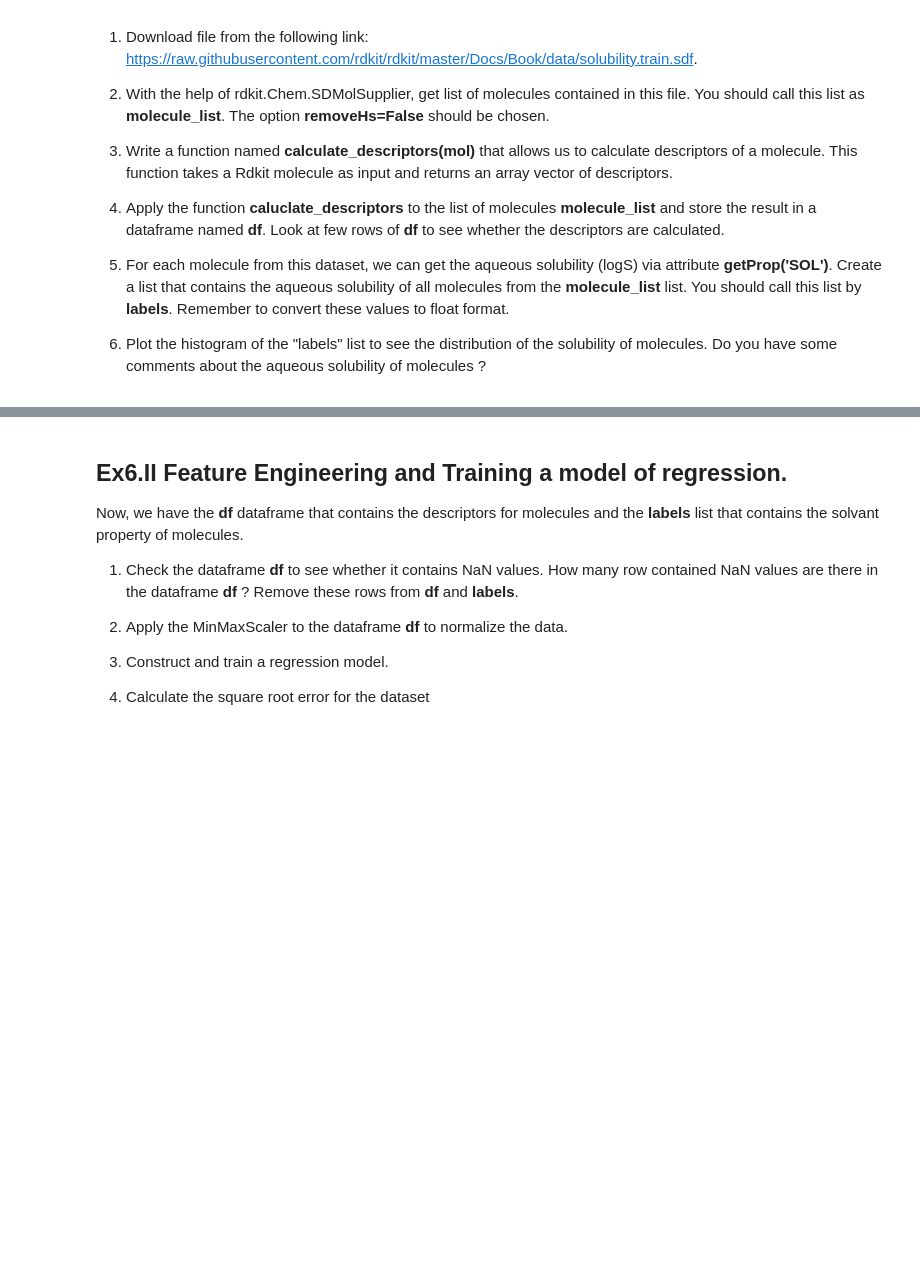
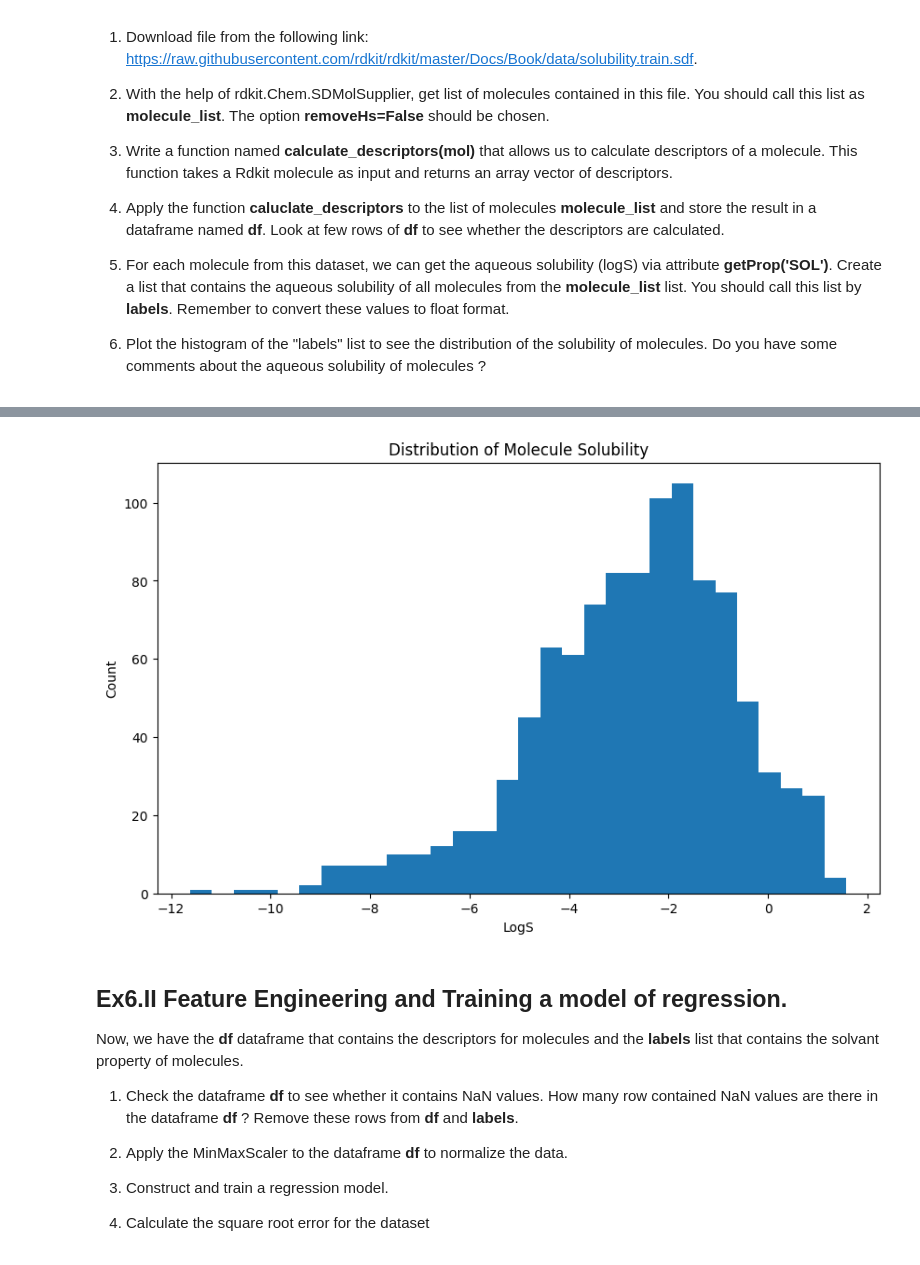
Before and after one commit to TopAgrume/healt_projects, a Jupyter notebook: 2_ML4_Molecule_properties/Copy_of_2024_Rdkit_II_solubility_prediction.ipynb, the cells around one changed output, grey strips where cells are left out. Cells and saved outputs as stored; diff of their text form; code cells hidden in the pictures; blank space fills up the shorter version.

Commit message:
[main] add rdkit solubility prediction

```diff
--- a/2_ML4_Molecule_properties/Copy_of_2024_Rdkit_II_solubility_prediction.ipynb
+++ b/2_ML4_Molecule_properties/Copy_of_2024_Rdkit_II_solubility_prediction.ipynb
@@ -128,0 +168,7 @@ SMART us an extension of the SMILES language that can be used to create queries.
+# %%
+# Find CCC pattern
+ccc_matches = find_and_highlight_pattern(smiles_list, "CCC")
+print("\nMolecules with CCC pattern:")
+for mol in ccc_matches:
+    img = Draw.MolToImage(mol)
+    print(Chem.MolToSmiles(mol))
@@ -128,0 +178,7 @@ SMART us an extension of the SMILES language that can be used to create queries.
+# %%
+# Find C(=O)N pattern
+con_matches = find_and_highlight_pattern(smiles_list, "C(=O)N")
+print("\nMolecules with C(=O)N pattern:")
+for mol in con_matches:
+    img = Draw.MolToImage(mol)
+    print(Chem.MolToSmiles(mol))
@@ -169,0 +224,3 @@ solubility.train.sd 100%[===================>]   1.31M  --.-KB/s    in 0.05s
+# %%
+molecules = Chem.SDMolSupplier("solubility.train.sdf", removeHs=False)
+molecule_list = [mol for mol in molecules if mol is not None]
@@ -170,3 +252,14 @@ solubility.train.sd 100%[===================>]   1.31M  --.-KB/s    in 0.05s
+# %%
+labels = [float(mol.GetProp('SOL')) for mol in molecule_list]
+# %%
+plt.figure(figsize=(10, 6))
+plt.hist(labels, bins=30)
+plt.title('Distribution of Molecule Solubility')
+plt.xlabel('LogS')
+plt.ylabel('Count')
+plt.show()
+# %% [output]
+[figure, added]
 # %% [markdown]
 ## Ex6.II Feature Engineering and Training a model of regression.
 
```
Also changed, not shown: parts of 24 cells of this notebook, 2 other files.
